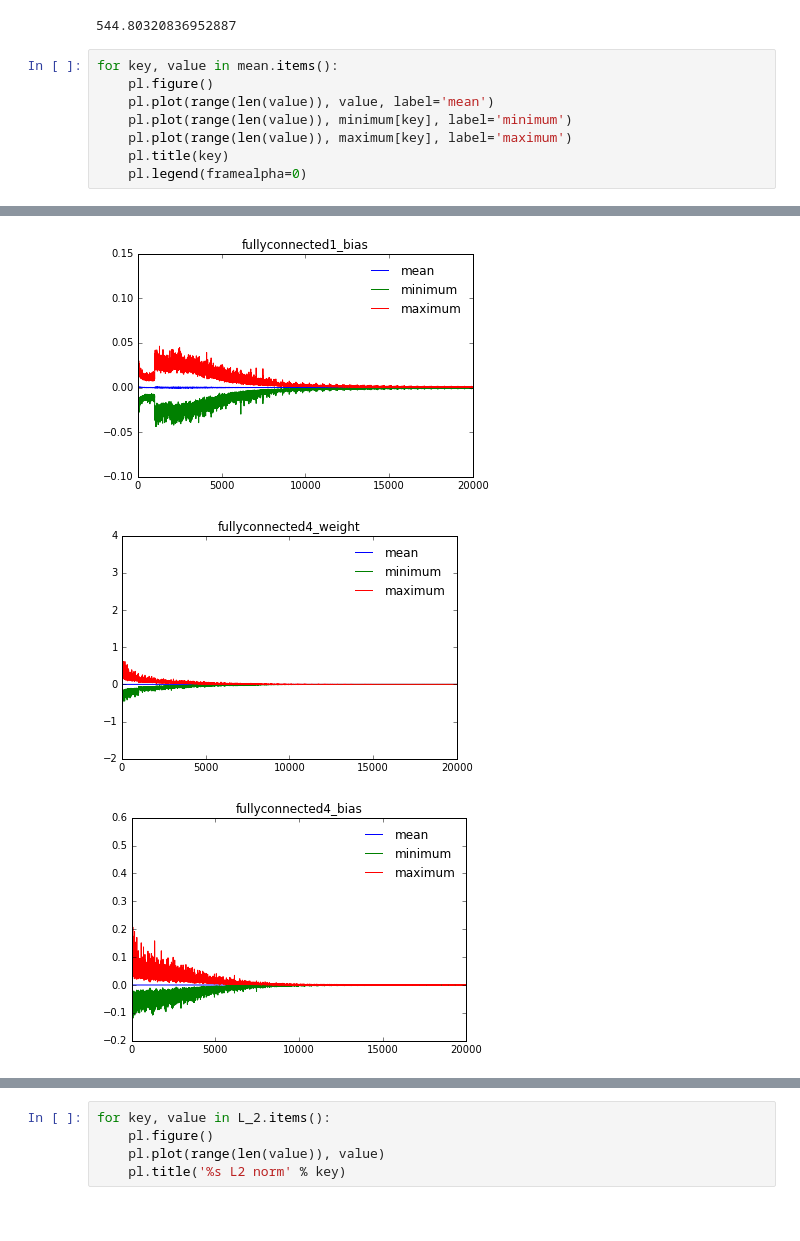
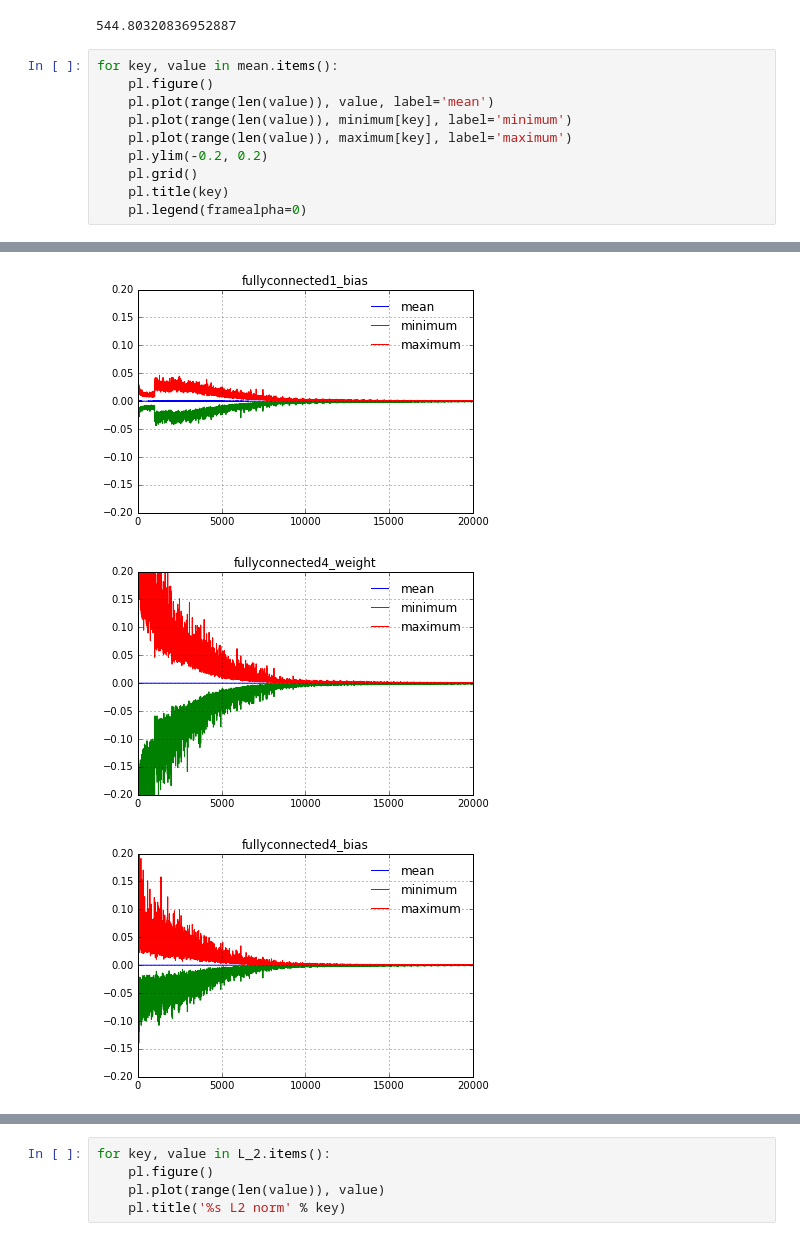
Before and after one commit to zzlab/DL-Alg, a Jupyter notebook: cifar10/re-ini/dr-g-norm.ipynb, the cells around one changed output, grey strips where cells are left out. Cells and saved outputs as stored; diff of their text form.

```diff
--- a/cifar10/re-ini/dr-g-norm.ipynb
+++ b/cifar10/re-ini/dr-g-norm.ipynb
@@ -24,6 +31,8 @@ for key, value in mean.items():
     pl.plot(range(len(value)), value, label='mean')
     pl.plot(range(len(value)), minimum[key], label='minimum')
     pl.plot(range(len(value)), maximum[key], label='maximum')
+    pl.ylim(-0.2, 0.2)
+    pl.grid()
     pl.title(key)
     pl.legend(framealpha=0)
 # %% [output]
@@ -31,3 +40,3 @@ for key, value in mean.items():
-[figure, old version]
+[figure, new version]
-[figure, old version]
+[figure, new version]
-[figure, old version]
+[figure, new version]
```
Also changed, not shown: parts of 2 cells of this notebook, 10 other files.
